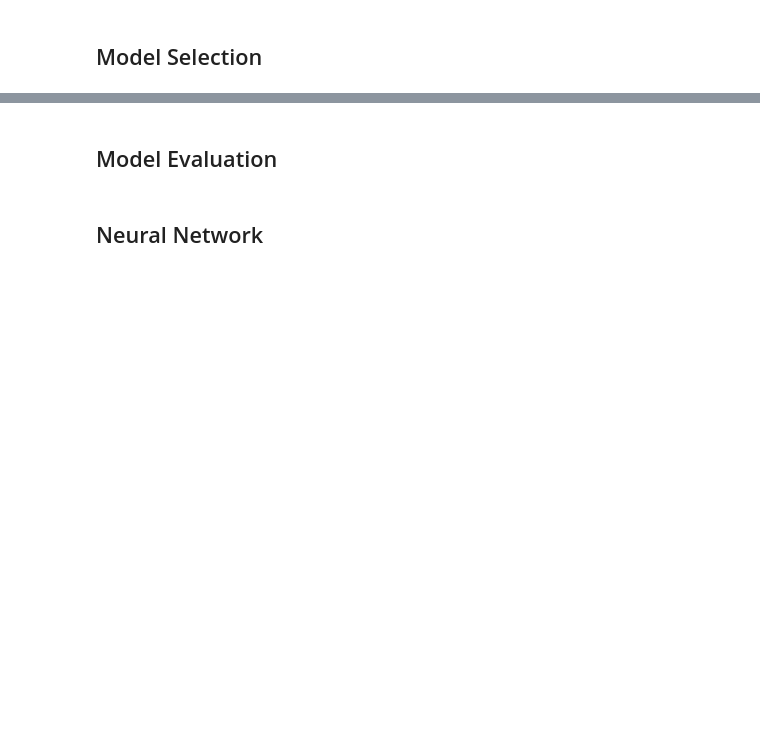
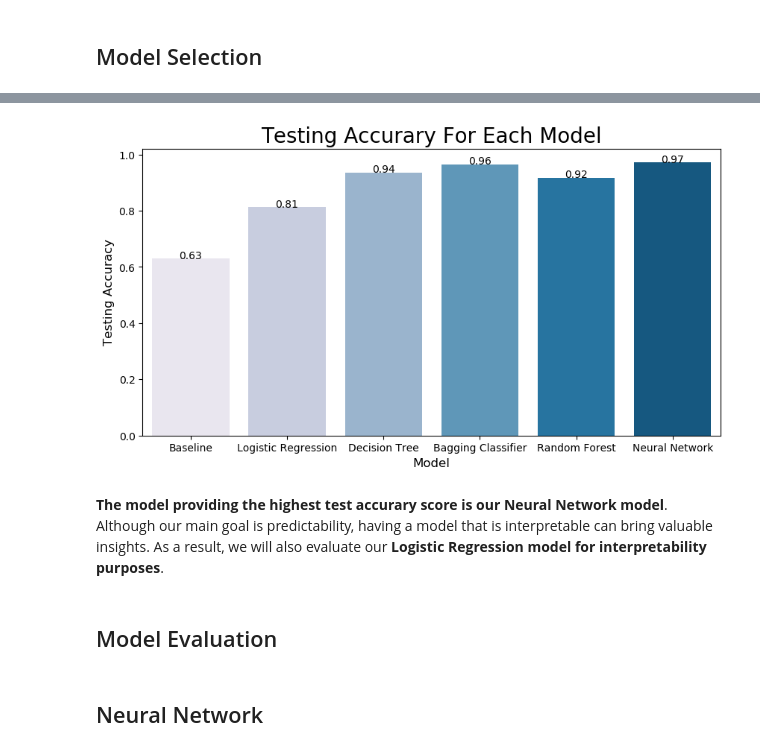
Before and after one commit to JulKelman/Predicting-Hotel-Bookings-Cancellation, a Jupyter notebook: code/Notebook 2.ipynb, the cells around one changed output, grey strips where cells are left out. Drawn from its saved outputs; the diff is of its cells as text; code cells hidden in the pictures; blank space fills up the shorter version.

```diff
--- a/code/Notebook 2.ipynb
+++ b/code/Notebook 2.ipynb
@@ -930,0 +949,7 @@ Testing binary_accuracy: 0.9721353650093079
+# %%
+# Creating a dataframe to compare our models' performances:
+predictive_model_scores = pd.DataFrame(data=[('Baseline',0.62960, 0.62961), ('Logistic Regression',0.81355, 0.81243),
+                                             ('Decision Tree',0.95904, 0.93556),('Bagging Classifier',0.99875, 0.96471),
+                                             ('Random Forest',0.92078, 0.91702), ('Neural Network',0.97465, 0.97214)],
+                                       columns=['model', 'training_accuracy', 'testing_accuracy'])
+predictive_model_scores
@@ -931,3 +964,16 @@ Testing binary_accuracy: 0.9721353650093079
+# %%
+plt.style.use('default')
+plt.figure(figsize=(10,5))
+p=sns.barplot(x='model', y='testing_accuracy', data=predictive_model_scores, palette='PuBu')
+plt.title('Testing Accurary For Each Model', fontsize = 20)
+plt.xlabel('Model', fontsize = 12)
+plt.ylabel('Testing Accuracy', fontsize = 12)
+for index, row in predictive_model_scores.iterrows():
+    p.text(x=row.name, y=row.testing_accuracy, s=round(row.testing_accuracy,2), color='black', horizontalalignment='center');
+# %% [output]
+[figure, added]
+# %% [markdown]
+**The model providing the highest test accurary score is our Neural Network model**. Although our main goal is predictability, having a model that is interpretable can bring valuable insights. As a result, we will also evaluate our **Logistic Regression model for interpretability purposes**.
 # %% [markdown]
 ## Model Evaluation
 # %% [markdown]
```
Also changed, not shown: parts of 28 cells of this notebook.
